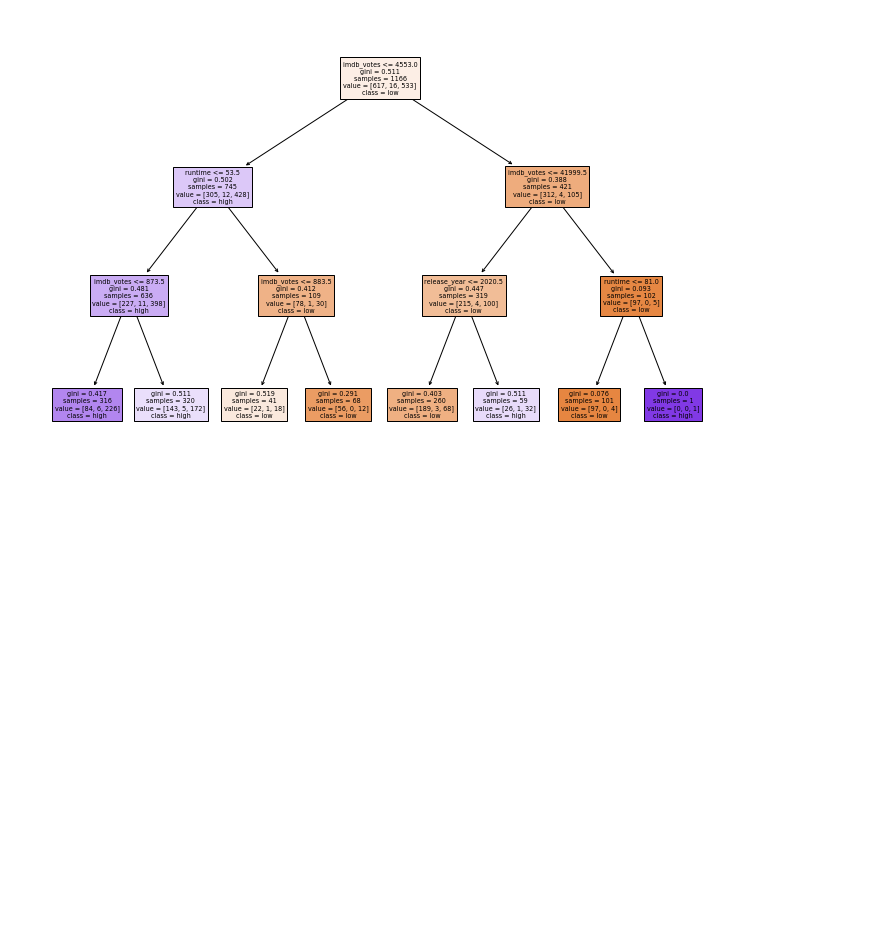
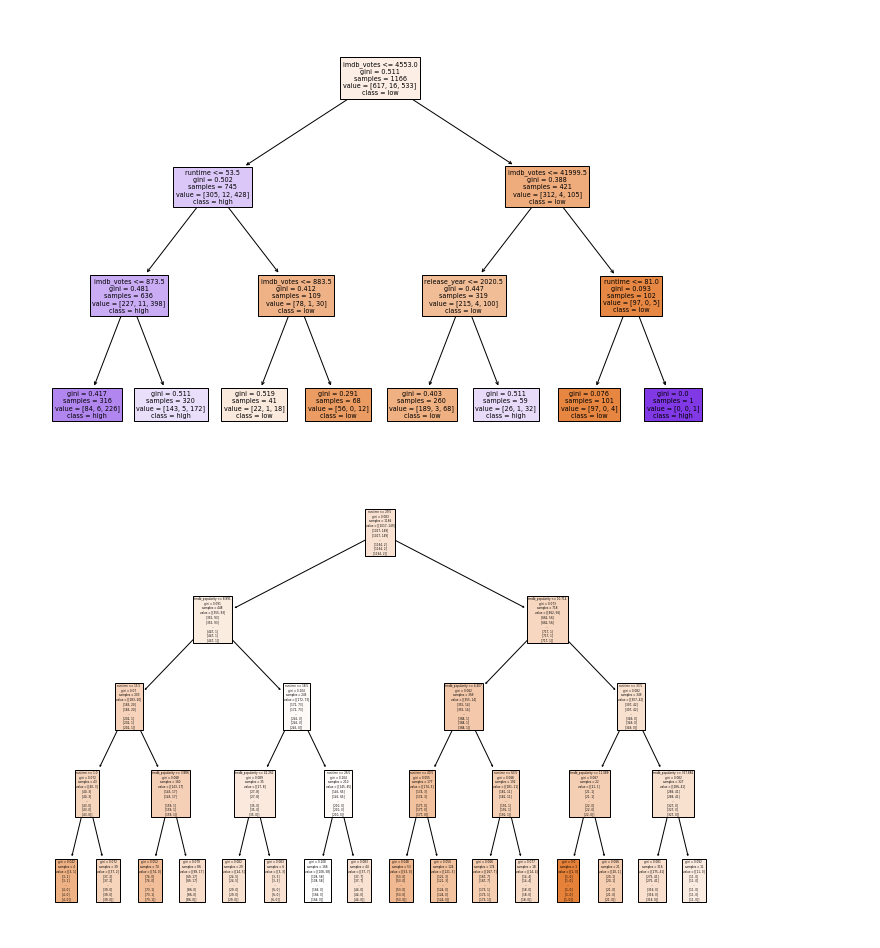
Before and after one commit to christianrhodes18/Netflix-Motivations, a Jupyter notebook: classTree.ipynb, the cells around one changed output. Drawn from its saved outputs; the diff is of its cells as text; code cells hidden in the pictures; blank space fills up the shorter version.

Commit message:
created another tree baed on genre

```diff
--- a/classTree.ipynb
+++ b/classTree.ipynb
@@ -62,3 +62,32 @@ plot_tree(tree, feature_names=X.columns, class_names=labels, filled=True)
 plt.show()
 # %% [output]
 [figure]
+# %%
+genres = df['genres'].str.get_dummies(',')
+df = pd.concat([df, genres], axis=1)
+
+# Select the features and target variable
+X = df[['runtime', 'tmdb_popularity']]
+y = df[list(genres.columns)]
+
+# Split the data into training and testing sets
+X_train, X_test, y_train, y_test = train_test_split(X, y, test_size=0.3, random_state=42)
+
+# Create an instance of the DecisionTreeClassifier
+tree = DecisionTreeClassifier(max_depth=4, random_state=42)
+
+# Train the model on the training set
+tree.fit(X_train, y_train)
+
+# Predict the target variable for the testing set
+y_pred = tree.predict(X_test)
+
+# Calculate the accuracy score of the model
+accuracy = accuracy_score(y_test, y_pred)
+
+# Plot the decision tree
+plt.figure(figsize=(12, 8))
+plot_tree(tree, feature_names=X.columns, class_names=list(genres.columns), filled=True)
+plt.show()
+# %% [output]
+[figure, added]
```
